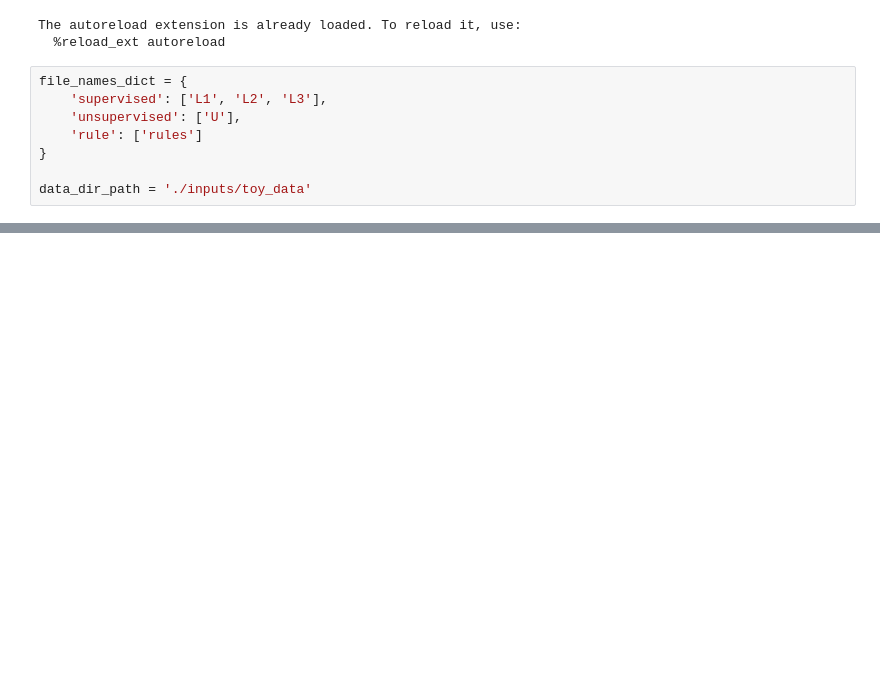
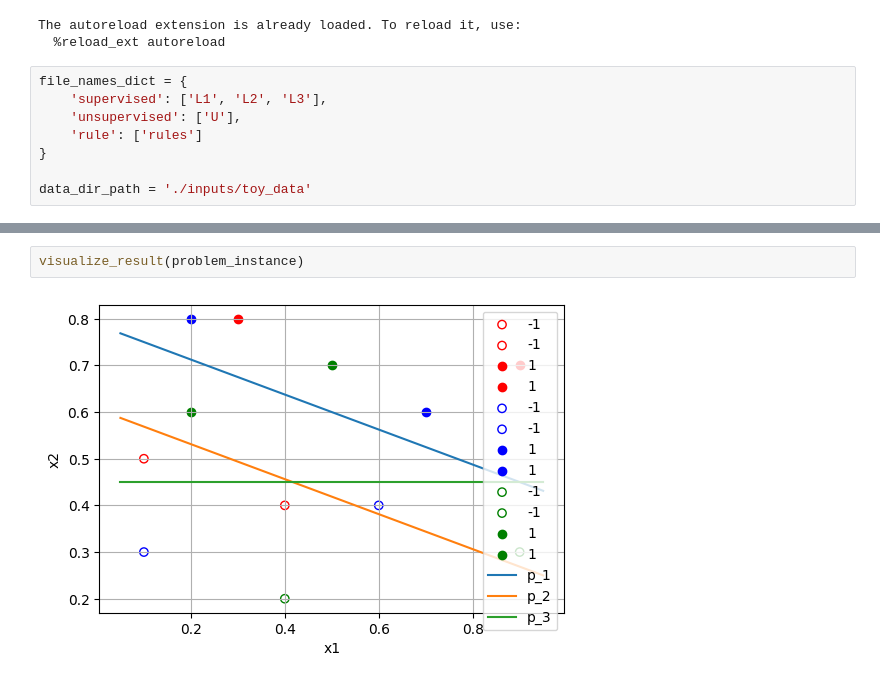
Before and after one commit to k-onoue/lukasiewicz_1, a Jupyter notebook: semi-auto_expts.ipynb, the cells around one changed output, grey strips where cells are left out. Saved outputs shown, nothing was run; the diff lists cells and outputs as text; blank space fills up the shorter version.

```diff
--- a/semi-auto_expts.ipynb
+++ b/semi-auto_expts.ipynb
@@ -49,3 +50,7 @@ result = problem.solve(verbose=True)
+# %%
+visualize_result(problem_instance)
+# %% [output]
+[figure, added]
 # %%
 L = problem_instance.L
 w_j = problem_instance.w_j
```
Also changed, not shown: parts of 6 cells of this notebook, 3 other files.
